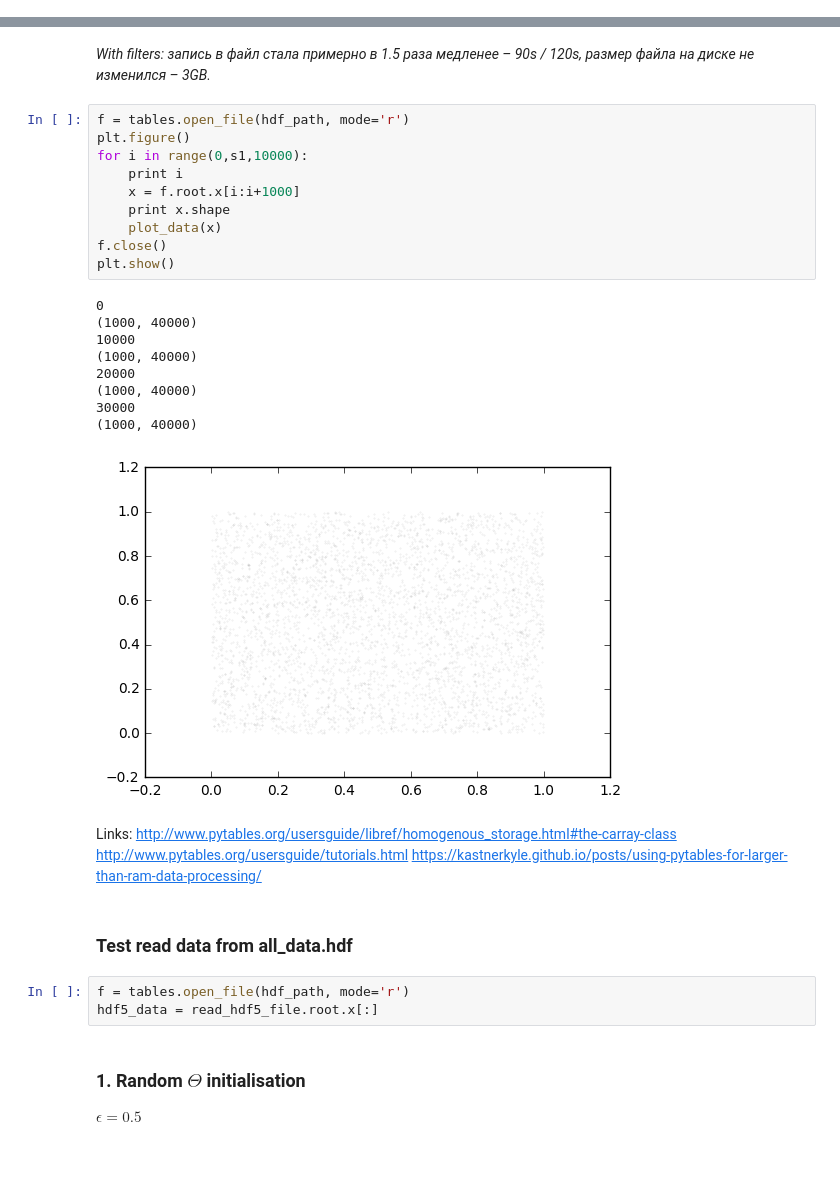
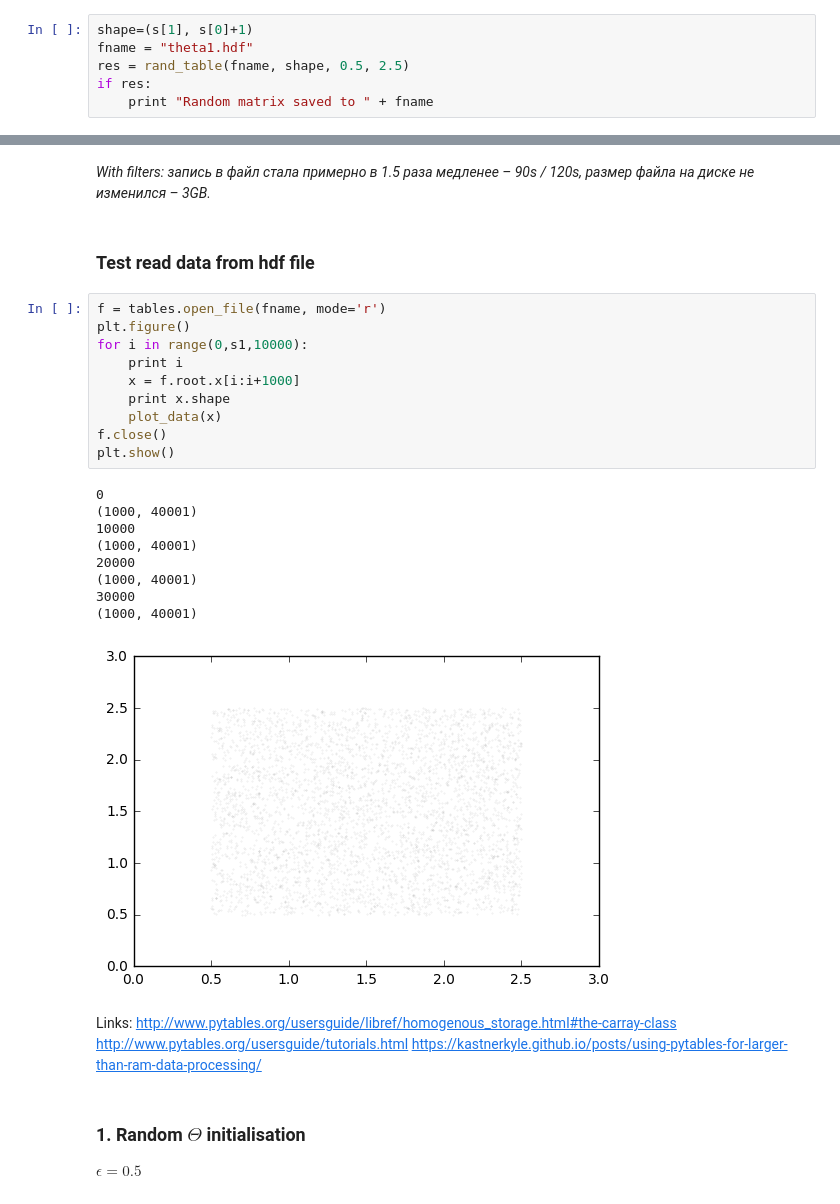
Before and after one commit to pyotr777/synthetic_move, a Jupyter notebook: Image_inversion_numpy.ipynb, the cells around one changed output, grey strips where cells are left out. Drawn from its saved outputs; the diff is of its cells as text; blank space fills up the shorter version.

Commit message:
Initialised Theta with random matrixes saved in hdf file.

```diff
--- a/Image_inversion_numpy.ipynb
+++ b/Image_inversion_numpy.ipynb
@@ -207,0 +194,6 @@ Execution time:  124.499485
+# %%
+shape=(s[1], s[0]+1)
+fname = "theta1.hdf"
+res = rand_table(fname, shape, 0.5, 2.5)
+if res:
+    print "Random matrix saved to " + fname
@@ -208,35 +218,32 @@ Execution time:  124.499485
 # %% [markdown]
 _With filters: запись в файл стала примерно в 1.5 раза медленее  – 90s / 120s, размер файла на диске не изменился – 3GB._
+# %% [markdown]
+### Test read data from hdf file
 # %%
-f = tables.open_file(hdf_path, mode='r')
+f = tables.open_file(fname, mode='r')
 plt.figure()
 for i in range(0,s1,10000):
     print i
     x = f.root.x[i:i+1000]
     print x.shape
     plot_data(x)
 f.close()
 plt.show()
 # %% [output]
 0
-(1000, 40000)
+(1000, 40001)
 10000
-(1000, 40000)
+(1000, 40001)
 20000
-(1000, 40000)
+(1000, 40001)
 30000
-(1000, 40000)
+(1000, 40001)
-[figure, old version]
+[figure, new version]
 # %% [markdown]
 Links:
 http://www.pytables.org/usersguide/libref/homogenous_storage.html#the-carray-class
 http://www.pytables.org/usersguide/tutorials.html
 https://kastnerkyle.github.io/posts/using-pytables-for-larger-than-ram-data-processing/
-# %% [markdown]
-### Test read data from all_data.hdf
-# %%
-f = tables.open_file(hdf_path, mode='r')
-hdf5_data = read_hdf5_file.root.x[:]
 # %% [markdown]
 ### 1. Random $\Theta$ initialisation
 
```
Also changed, not shown: parts of 4 cells of this notebook.
